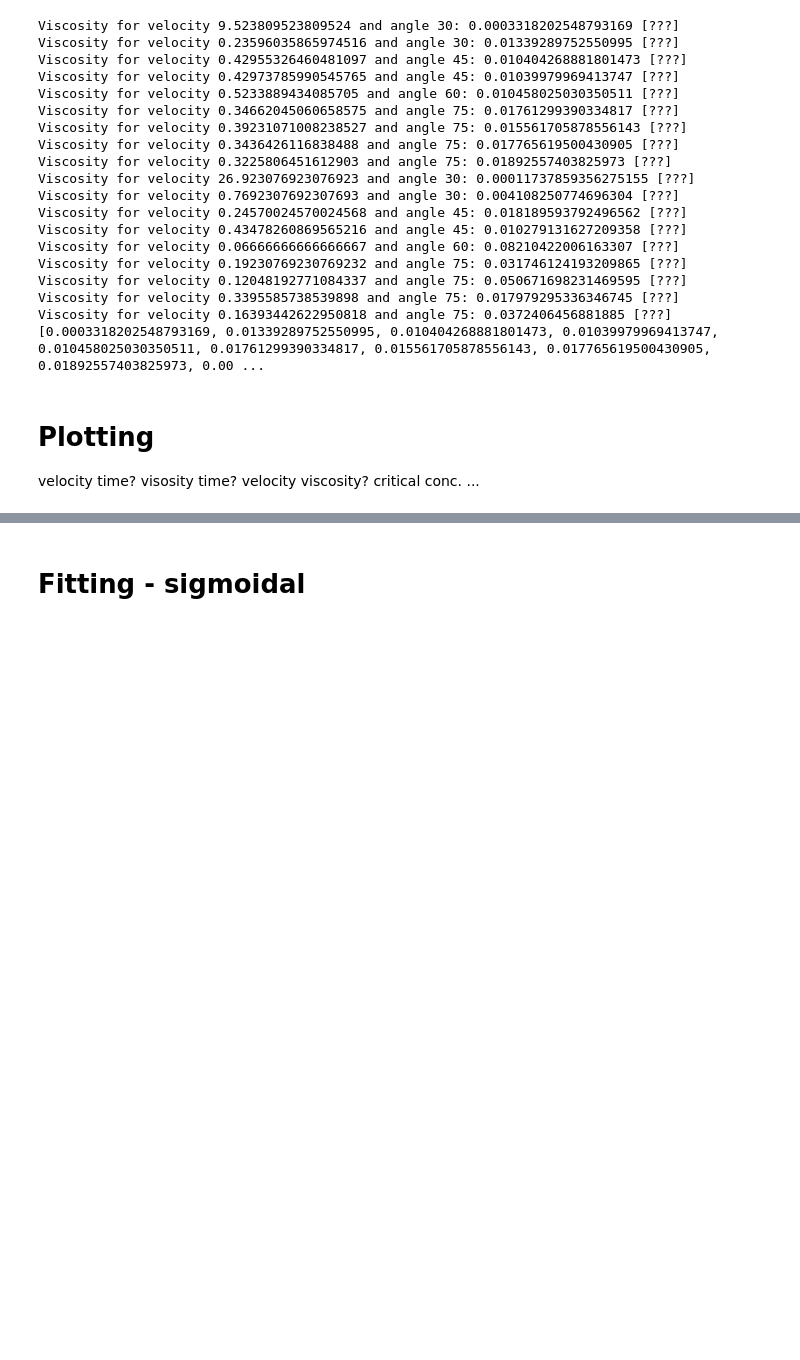
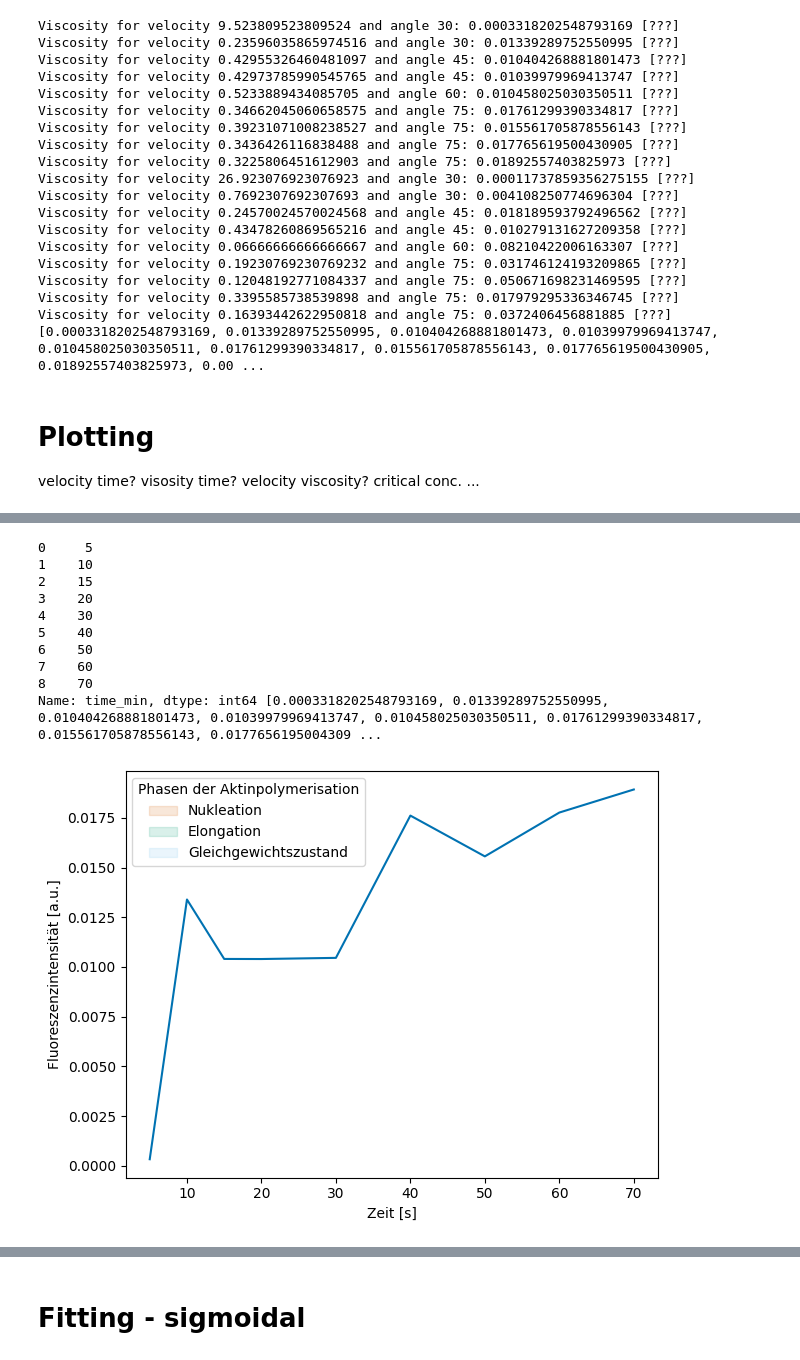
Before and after one commit to DaSch314/BPC-FILM, a Jupyter notebook: Aktinfitting1.ipynb, the cells around one changed output, grey strips where cells are left out. Saved outputs shown, nothing was run; the diff lists cells and outputs as text; code cells hidden in the pictures; blank space fills up the shorter version.

```diff
--- a/Aktinfitting1.ipynb
+++ b/Aktinfitting1.ipynb
@@ -193,0 +223,31 @@ critical conc.
+# %%
+# Plot viscoisity time
+x = df1.time_min
+y = viscosity_list[:9]
+
+print(x, y)
+
+plt.figure()
+plt.plot(x, y, color="#0072B2", label="Messdaten")
+
+# ---- ACHSEN ----
+plt.xlabel("Zeit [s]")
+plt.ylabel("Fluoreszenzintensität [a.u.]")
+
+# ---- LEGENDE ----
+plt.legend(handles=[lag, exp, plateau], loc="upper left", title="Phasen der Aktinpolymerisation")
+
+plt.tight_layout()
+plt.show()
+# %% [output]
+0     5
+1    10
+2    15
+3    20
+4    30
+5    40
+6    50
+7    60
+8    70
+Name: time_min, dtype: int64 [0.0003318202548793169, 0.01339289752550995, 0.010404268881801473, 0.01039979969413747, 0.010458025030350511, 0.01761299390334817, 0.015561705878556143, 0.0177656195004309 ...
+[figure, added]
```
Also changed, not shown: parts of 4 cells of this notebook.
